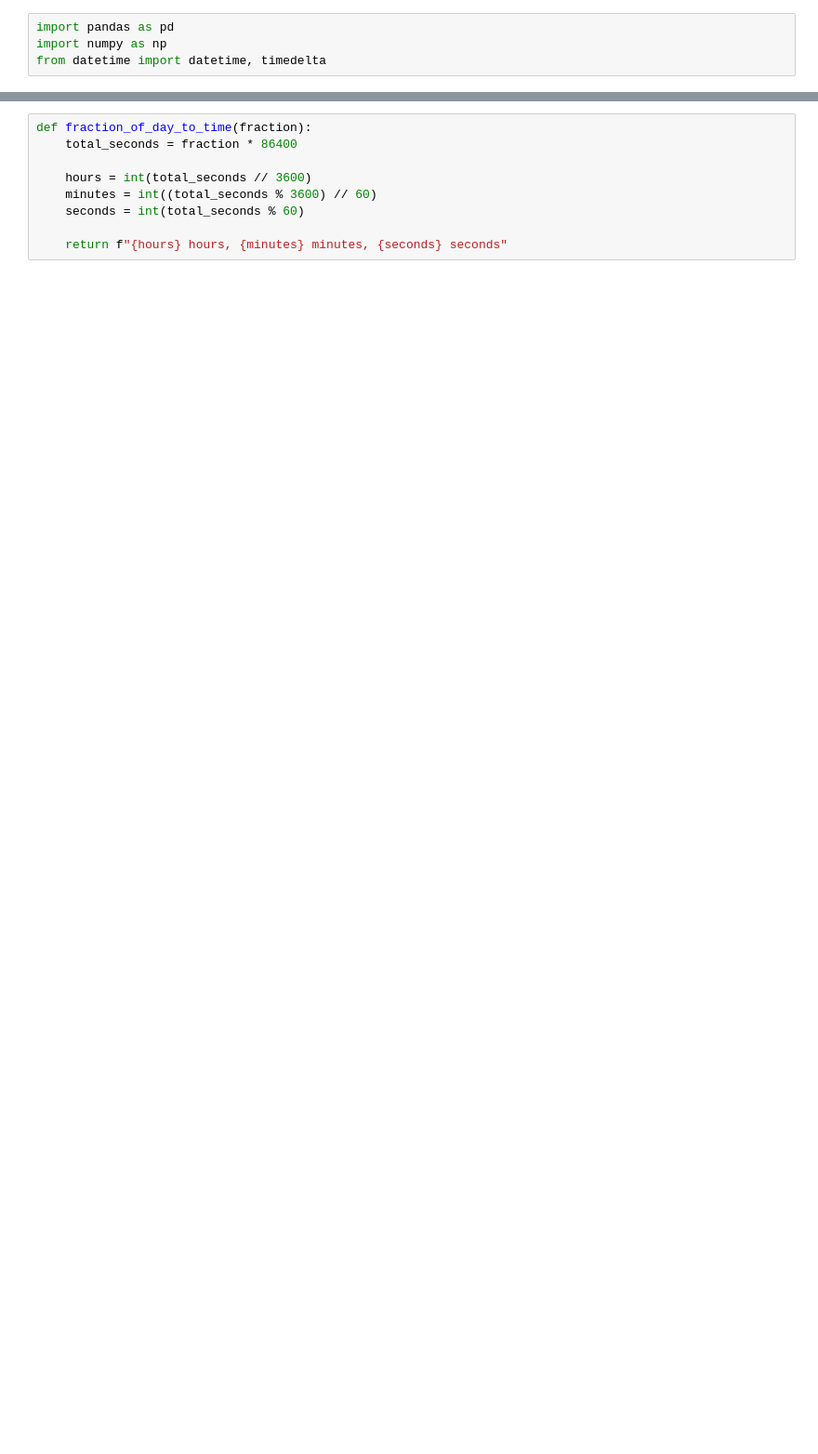
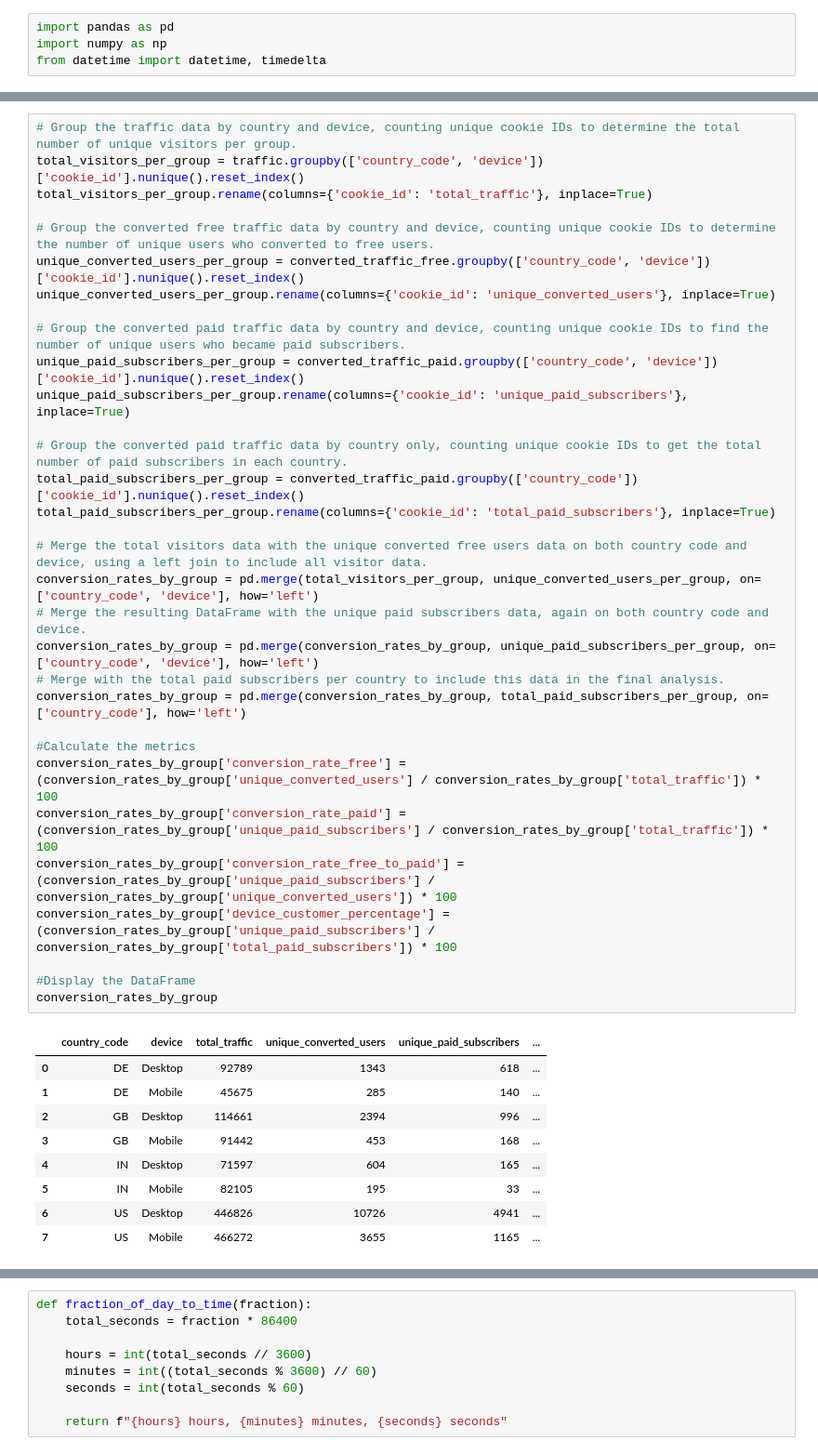
Before and after one commit to Asgil/ES_test_case, a Jupyter notebook: EpidemicSound_test_case.ipynb, the cells around one changed output, grey strips where cells are left out. Shown at 93% size. Drawn from its saved outputs; the diff is of its cells as text; blank space fills up the shorter version.

```diff
--- a/EpidemicSound_test_case.ipynb
+++ b/EpidemicSound_test_case.ipynb
@@ -10,0 +111,42 @@ from datetime import datetime, timedelta
+# %%
+# Group the traffic data by country and device, counting unique cookie IDs to determine the total number of unique visitors per group.
+total_visitors_per_group = traffic.groupby(['country_code', 'device'])['cookie_id'].nunique().reset_index()
+total_visitors_per_group.rename(columns={'cookie_id': 'total_traffic'}, inplace=True)
+
+# Group the converted free traffic data by country and device, counting unique cookie IDs to determine the number of unique users who converted to free users.
+unique_converted_users_per_group = converted_traffic_free.groupby(['country_code', 'device'])['cookie_id'].nunique().reset_index()
+unique_converted_users_per_group.rename(columns={'cookie_id': 'unique_converted_users'}, inplace=True)
+
+# Group the converted paid traffic data by country and device, counting unique cookie IDs to find the number of unique users who became paid subscribers.
+unique_paid_subscribers_per_group = converted_traffic_paid.groupby(['country_code', 'device'])['cookie_id'].nunique().reset_index()
+unique_paid_subscribers_per_group.rename(columns={'cookie_id': 'unique_paid_subscribers'}, inplace=True)
+
+# Group the converted paid traffic data by country only, counting unique cookie IDs to get the total number of paid subscribers in each country.
+total_paid_subscribers_per_group = converted_traffic_paid.groupby(['country_code'])['cookie_id'].nunique().reset_index()
+total_paid_subscribers_per_group.rename(columns={'cookie_id': 'total_paid_subscribers'}, inplace=True)
+
+# Merge the total visitors data with the unique converted free users data on both country code and device, using a left join to include all visitor data.
+conversion_rates_by_group = pd.merge(total_visitors_per_group, unique_converted_users_per_group, on=['country_code', 'device'], how='left')
+# Merge the resulting DataFrame with the unique paid subscribers data, again on both country code and device.
+conversion_rates_by_group = pd.merge(conversion_rates_by_group, unique_paid_subscribers_per_group, on=['country_code', 'device'], how='left')
+# Merge with the total paid subscribers per country to include this data in the final analysis.
+conversion_rates_by_group = pd.merge(conversion_rates_by_group, total_paid_subscribers_per_group, on=['country_code'], how='left')
+
+#Calculate the metrics
+conversion_rates_by_group['conversion_rate_free'] = (conversion_rates_by_group['unique_converted_users'] / conversion_rates_by_group['total_traffic']) * 100
+conversion_rates_by_group['conversion_rate_paid'] = (conversion_rates_by_group['unique_paid_subscribers'] / conversion_rates_by_group['total_traffic']) * 100
+conversion_rates_by_group['conversion_rate_free_to_paid'] = (conversion_rates_by_group['unique_paid_subscribers'] / conversion_rates_by_group['unique_converted_users']) * 100
+conversion_rates_by_group['device_customer_percentage'] = (conversion_rates_by_group['unique_paid_subscribers'] / conversion_rates_by_group['total_paid_subscribers']) * 100
+
+#Display the DataFrame
+conversion_rates_by_group
+# %% [output]
+|  | country_code | device | total_traffic | unique_converted_users | unique_paid_subscribers | ... |
+| 0 | DE | Desktop | 92789 | 1343 | 618 | ... |
+| 1 | DE | Mobile | 45675 | 285 | 140 | ... |
+| 2 | GB | Desktop | 114661 | 2394 | 996 | ... |
+| 3 | GB | Mobile | 91442 | 453 | 168 | ... |
+| 4 | IN | Desktop | 71597 | 604 | 165 | ... |
+| 5 | IN | Mobile | 82105 | 195 | 33 | ... |
+| 6 | US | Desktop | 446826 | 10726 | 4941 | ... |
+| 7 | US | Mobile | 466272 | 3655 | 1165 | ... |
```
Also changed, not shown: parts of 43 cells of this notebook.
